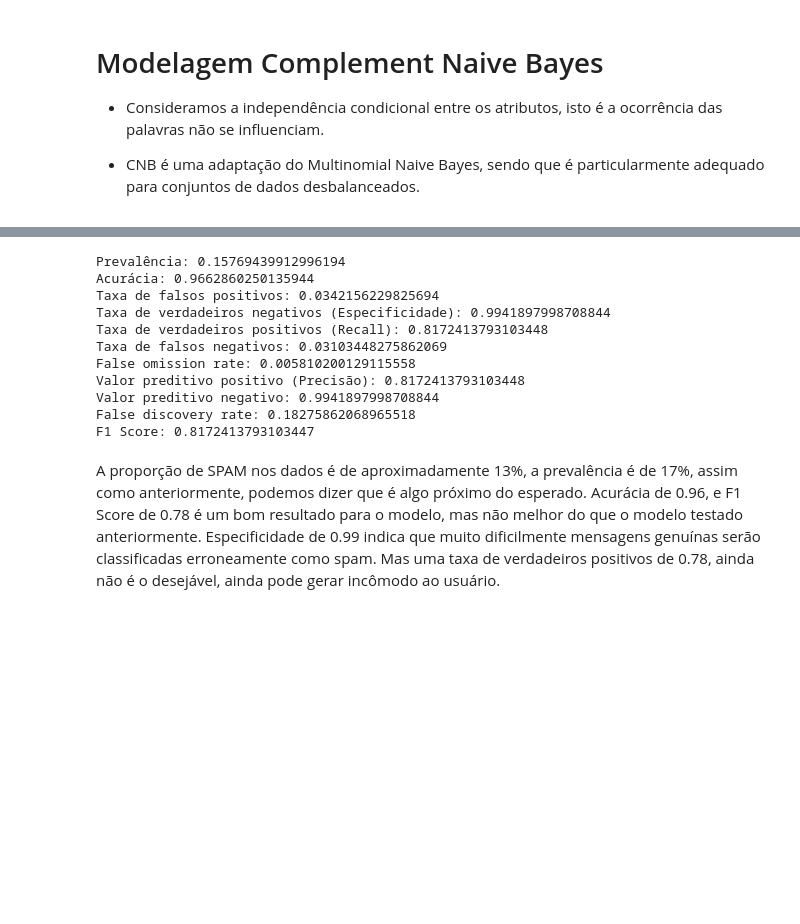
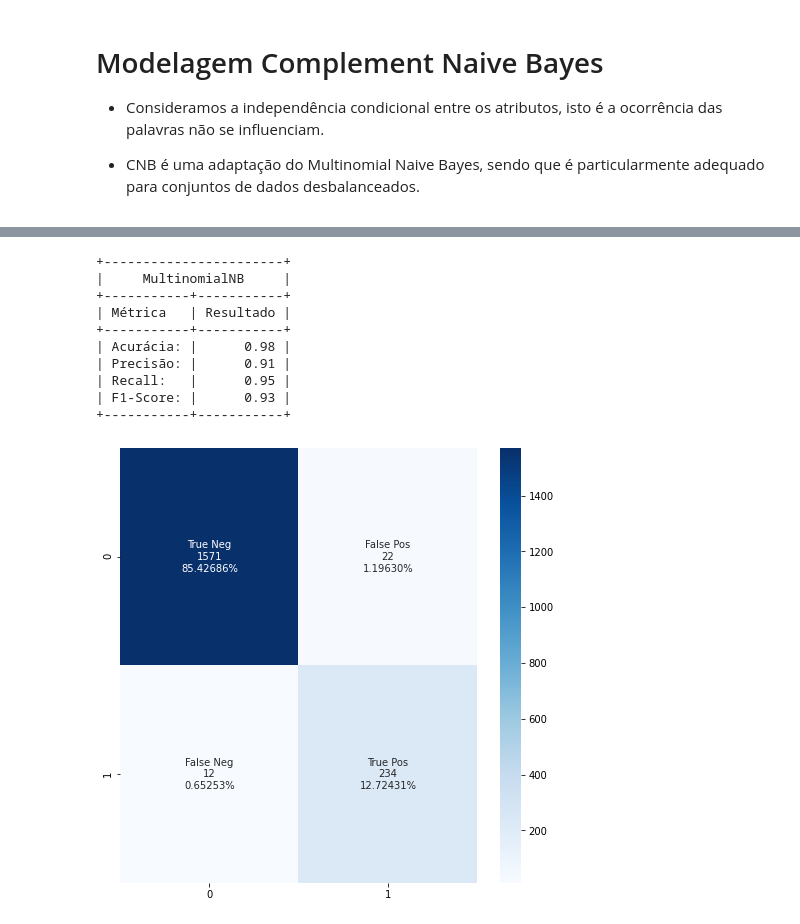
Before and after one commit to D3B0R4H/Trabalho3, a Jupyter notebook: Trabalho_final.ipynb, the cells around one changed output, grey strips where cells are left out. Saved outputs shown, nothing was run; the diff lists cells and outputs as text; code cells hidden in the pictures; blank space fills up the shorter version.

```diff
--- a/Trabalho_final.ipynb
+++ b/Trabalho_final.ipynb
@@ -490,50 +407,14 @@ sns.heatmap(tabela, annot=labels, fmt="", cmap='Blues')
-# %%
-Pop = y_test.shape[0]
-N = sum((aux==0)*1)
-P = sum((aux==1)*1)
-
-VN = tabela[0, 0]
-FP = tabela[0, 1]
-FN = tabela[1, 0]
-VP = tabela[1, 1]
-
-Prev = P/Pop
-Acc = (VN + VP)/Pop
-
-FPR = FP/N
-TNR = VN/N
-TPR = VP/P
-FNR = FN/P
-
-FOR = FN/(VN + FN)
-PPV = VP/(FP + VP)
-NPV = VN/(VN + FN)
-FDR = FP/(FP + VP)
-
-F1 = 2/(1/PPV + 1/TPR)
-
-print('Prevalência:', Prev)
-print('Acurácia:', Acc)
-print('Taxa de falsos positivos:', FPR)
-print('Taxa de verdadeiros negativos (Especificidade):', TNR)
-print('Taxa de verdadeiros positivos (Recall):', TPR)
-print('Taxa de falsos negativos:', FNR)
-print('False omission rate:', FOR)
-print('Valor preditivo positivo (Precisão):', PPV)
-print('Valor preditivo negativo:', NPV)
-print('False discovery rate:', FDR)
-print('F1 Score:', F1)
-# %% [output]
-Prevalência: 0.15769439912996194
-Acurácia: 0.9662860250135944
-Taxa de falsos positivos: 0.0342156229825694
-Taxa de verdadeiros negativos (Especificidade): 0.9941897998708844
-Taxa de verdadeiros positivos (Recall): 0.8172413793103448
-Taxa de falsos negativos: 0.03103448275862069
-False omission rate: 0.005810200129115558
-Valor preditivo positivo (Precisão): 0.8172413793103448
-Valor preditivo negativo: 0.9941897998708844
-False discovery rate: 0.18275862068965518
-F1 Score: 0.8172413793103447
-# %% [markdown]
-A proporção de SPAM nos dados é de aproximadamente 13%, a prevalência é de 17%, assim como anteriormente, podemos dizer que é algo próximo do esperado. Acurácia de 0.96, e F1 Score de 0.78 é um bom resultado para o modelo, mas não melhor do que o modelo testado anteriormente. Especificidade de 0.99 indica que muito dificilmente mensagens genuínas serão classificadas erroneamente como spam. Mas uma taxa de verdadeiros positivos de 0.78, ainda não é o desejável, ainda pode gerar incômodo ao usuário.
+# %%
+matriz_confusao(y_test,Classificador_US.predict(X_test),'MultinomialNB')
+# %% [output]
++-----------------------+
+|     MultinomialNB     |
++-----------+-----------+
+| Métrica   | Resultado |
++-----------+-----------+
+| Acurácia: |      0.98 |
+| Precisão: |      0.91 |
+| Recall:   |      0.95 |
+| F1-Score: |      0.93 |
++-----------+-----------+
+[figure, added]
```
Also changed, not shown: parts of 36 cells of this notebook.
